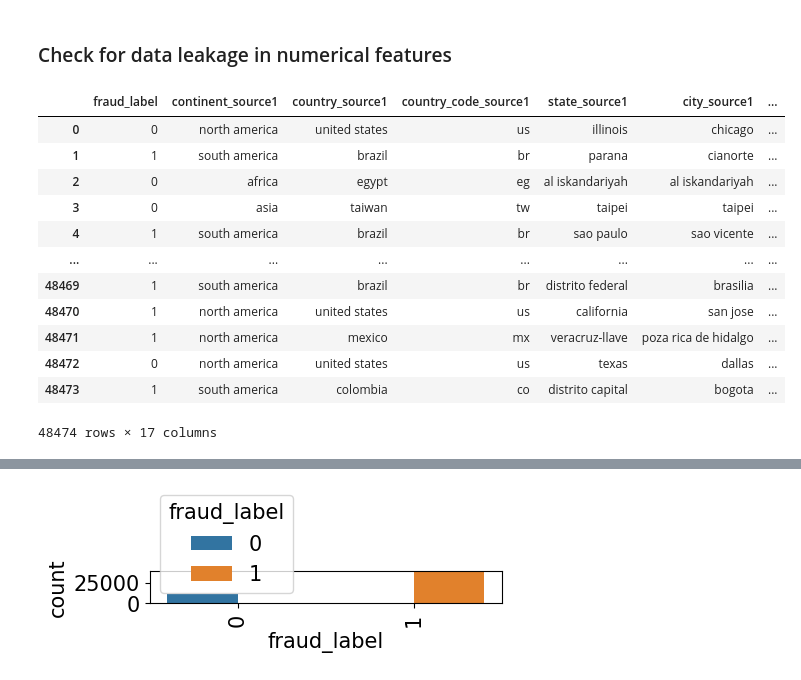
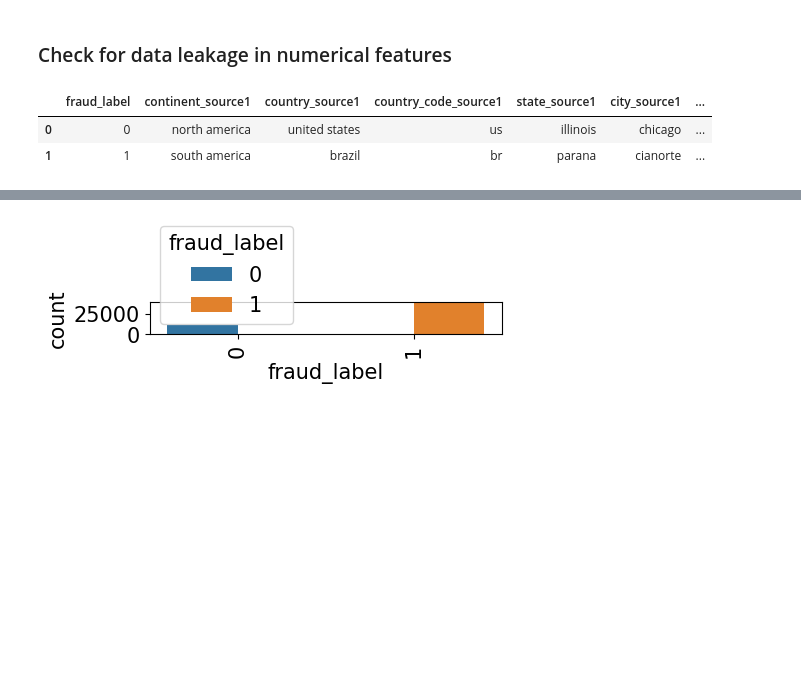
Before and after one commit to cgusti/EAD-fraud-detection, a Jupyter notebook: DS Take Home Project Practice.ipynb, the cells around one changed output, grey strips where cells are left out. Cells and saved outputs as stored; diff of their text form; code cells hidden in the pictures; blank space fills up the shorter version.

```diff
--- a/DS Take Home Project Practice.ipynb
+++ b/DS Take Home Project Practice.ipynb
@@ -553,21 +550,11 @@ src1_feat_distribution = src1.drop(src1_cl, axis=1)
 src1_feat_distribution = src1_feat_distribution.drop(src1_date_time, axis=1)
 src1_feat_distribution = src1_feat_distribution.drop(src1_ip_unique_id, axis=1)
 # %%
-src1_feat_distribution
+src1_feat_distribution.head(2)
 # %% [output]
 |  | fraud_label | continent_source1 | country_source1 | country_code_source1 | state_source1 | city_source1 | ... |
 | 0 | 0 | north america | united states | us | illinois | chicago | ... |
 | 1 | 1 | south america | brazil | br | parana | cianorte | ... |
-| 2 | 0 | africa | egypt | eg | al iskandariyah | al iskandariyah | ... |
-| 3 | 0 | asia | taiwan | tw | taipei | taipei | ... |
-| 4 | 1 | south america | brazil | br | sao paulo | sao vicente | ... |
-| ... | ... | ... | ... | ... | ... | ... | ... |
-| 48469 | 1 | south america | brazil | br | distrito federal | brasilia | ... |
-| 48470 | 1 | north america | united states | us | california | san jose | ... |
-| 48471 | 1 | north america | mexico | mx | veracruz-llave | poza rica de hidalgo | ... |
-| 48472 | 0 | north america | united states | us | texas | dallas | ... |
-| 48473 | 1 | south america | colombia | co | distrito capital | bogota | ... |
-48474 rows × 17 columns
 # %%
 src1_feat_distribution.columns.to_list()
 # %% [output]
```
Also changed, not shown: parts of 67 cells of this notebook, 6 other files.
